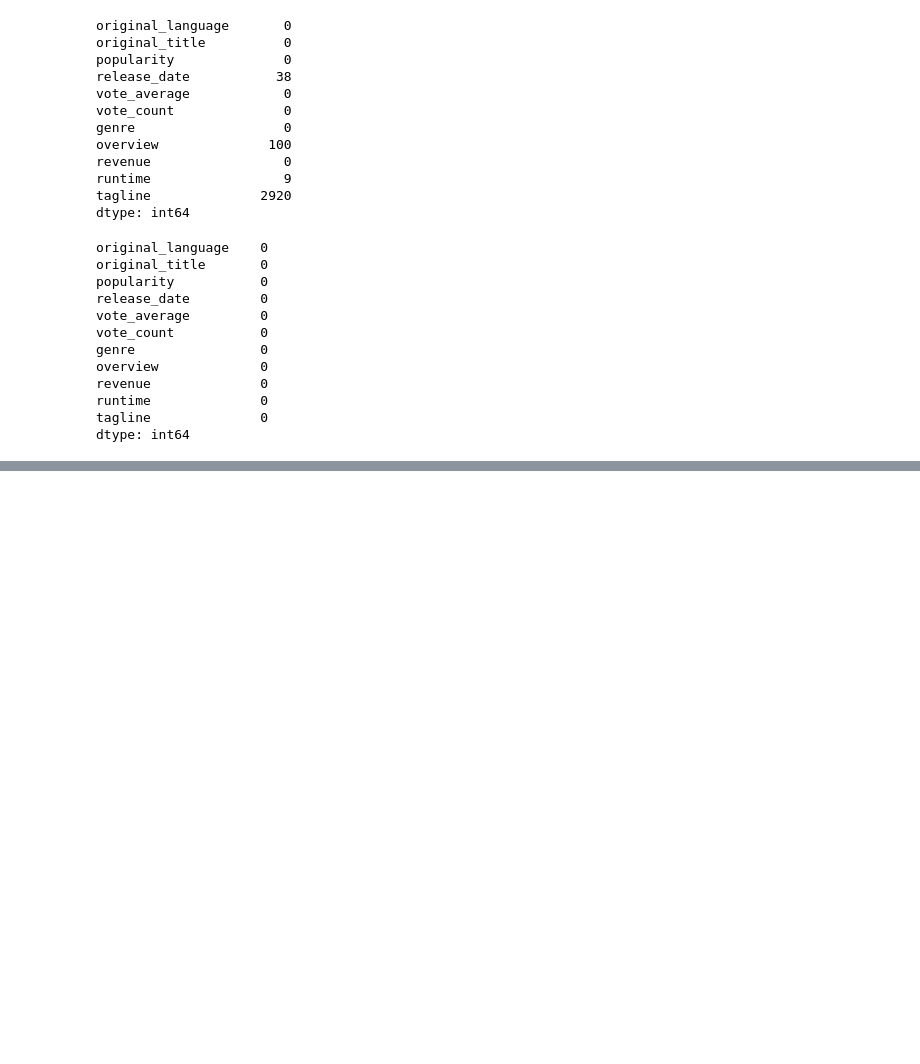
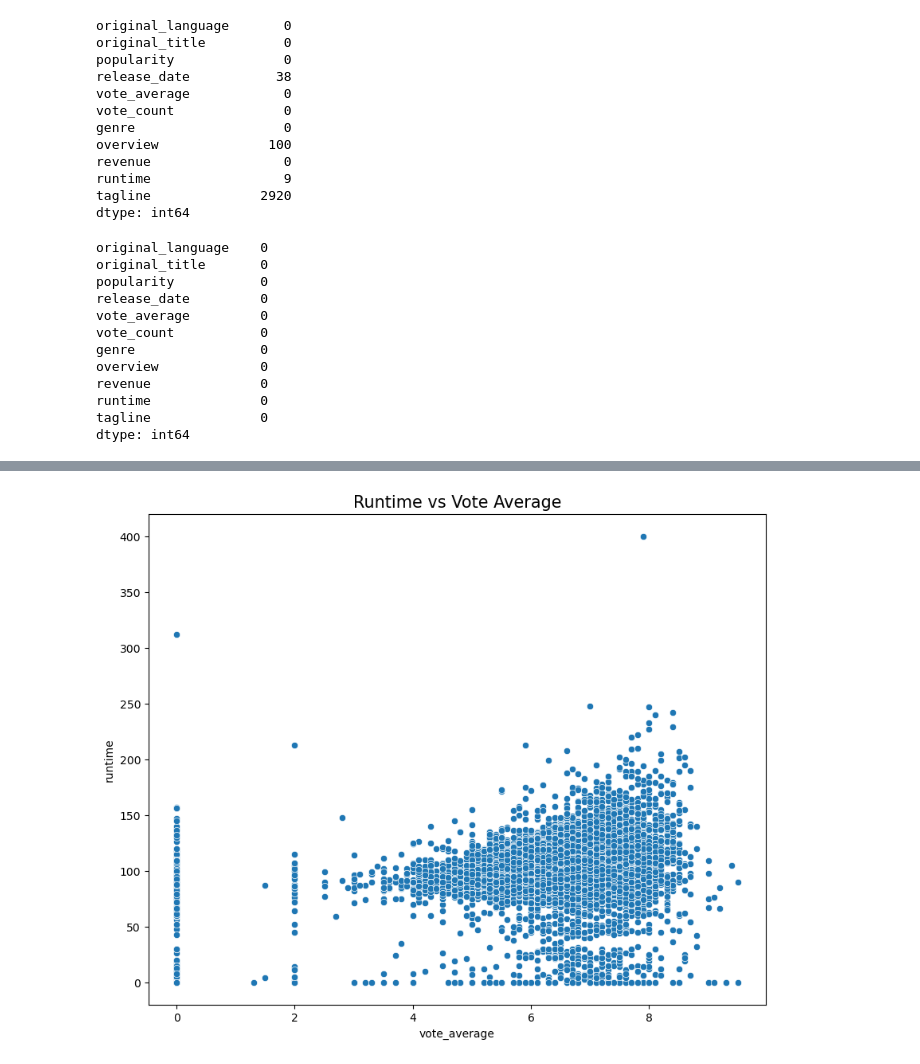
Before and after one commit to sSumankumari/Movie-Recommendation-System, a Jupyter notebook: movie_recommendation_system.ipynb, the cells around one changed output, grey strips where cells are left out. Saved outputs shown, nothing was run; the diff lists cells and outputs as text; code cells hidden in the pictures; blank space fills up the shorter version.

```diff
--- a/movie_recommendation_system.ipynb
+++ b/movie_recommendation_system.ipynb
@@ -101,0 +120,7 @@ df.head()
+# %%
+plt.figure(figsize=(10,8))
+sns.scatterplot(x=df["vote_average"], y=df["runtime"])
+plt.title("Runtime vs Vote Average", size=15)
+plt.show()
+# %% [output]
+[figure, added]
```
Also changed, not shown: parts of 6 cells of this notebook.
